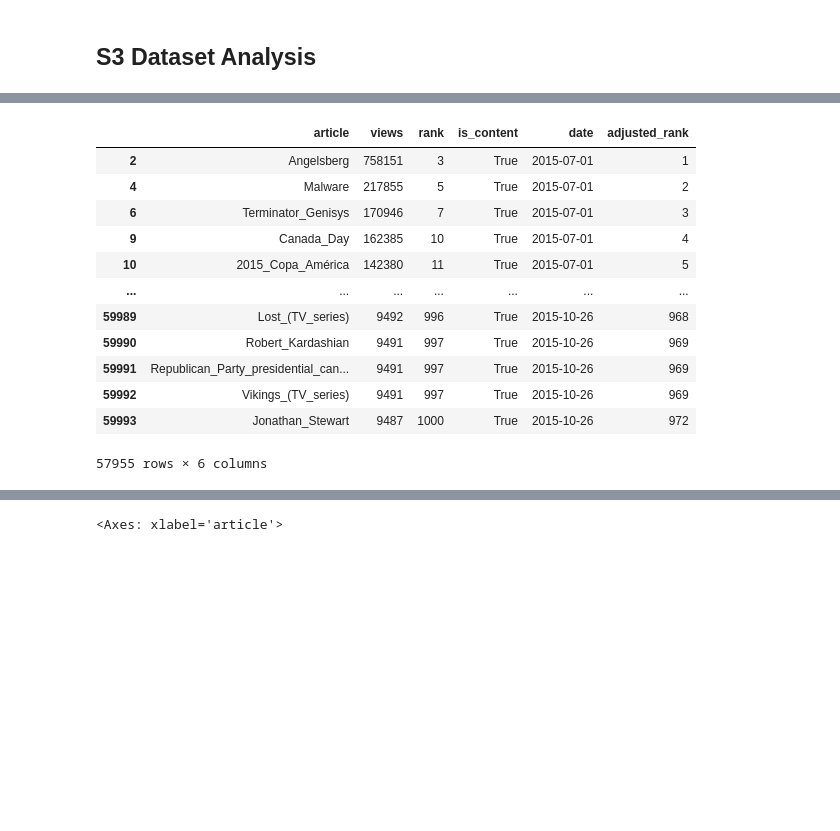
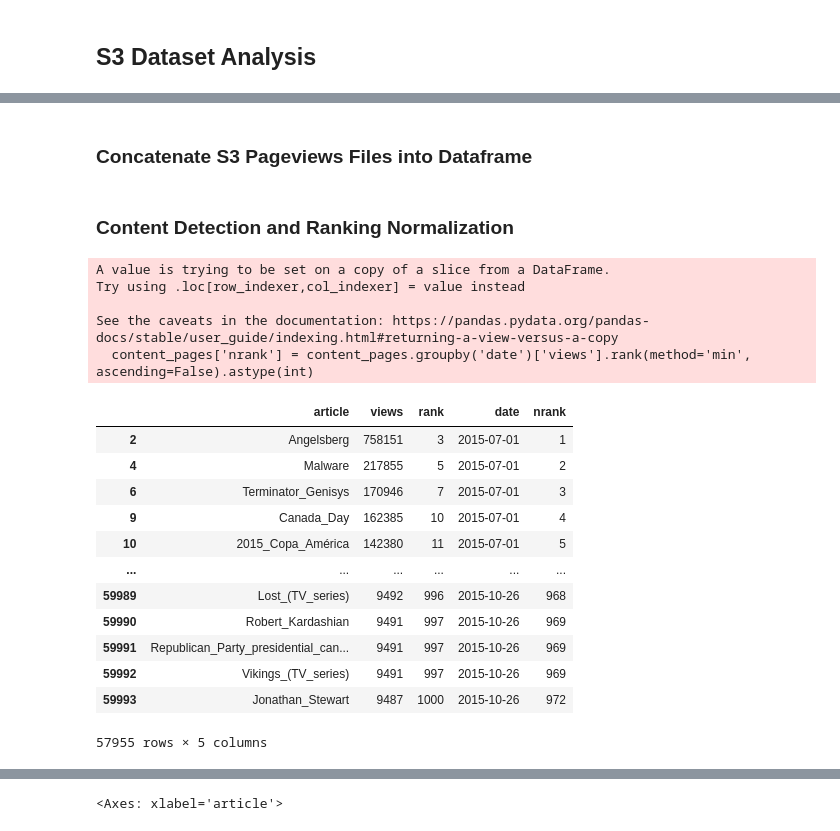
Before and after one commit to ralgara/wikipedia, a Jupyter notebook: wikipedia.ipynb, the cells around one changed output, grey strips where cells are left out. Cells and saved outputs as stored; diff of their text form; code cells hidden in the pictures; blank space fills up the shorter version.

Commit message:
Prototype page rank tracking over time

```diff
--- a/wikipedia.ipynb
+++ b/wikipedia.ipynb
@@ -30,3 +32,5 @@ s3_list_objects = s3.list_objects(Bucket=bucket_name)
+# %% [markdown]
+### Concatenate S3 Pageviews Files into Dataframe
 # %%
 import pandas as pd
 
@@ -36,7 +40,7 @@ count = 0
 # loop over files in the bucket
 for pageviews_file in [
     s3_object['Key'] for s3_object
-    in s3_list_objects['Contents']
+    in s3.list_objects(Bucket=bucket_name)['Contents']
 ]:
     print(pageviews_file)
     pageviews_payload = s3.get_object(
@@ -62,6 +66,8 @@ for pageviews_file in [
         break
 
 pageviews_raw = pd.concat(pageviews_acc_list, ignore_index=True)
+# %% [markdown]
+### Content Detection and Ranking Normalization
 # %%
 def is_content(row):
     """
@@ -86,46 +92,55 @@ def is_content(row):
         "User:",
         "Wikipedia:"
     )
     article = row['article']
     return not (\
         article in ['Main_Page'] \
             or article.startswith(prefixes) \
             or '_talk:' in article
     )
 
 i = 0
 
 pageviews_all = pageviews_raw.copy()
 
 pageviews_all['is_content'] = pageviews_all.apply(is_content, axis=1)
 
 # Create a new date column from year, month, and day columns
 pageviews_all['date'] = pd.to_datetime(pageviews_all[['year', 'month', 'day']])
 # Drop the original year, month, and day columns
 pageviews_all.drop(columns=['year', 'month', 'day'], inplace=True)
 # Drop constant fields
 pageviews_all.drop(columns=['project', 'access'], inplace=True)
 
 # Filter out non-content pages
 content_pages = pageviews_all[pageviews_all['is_content']]
-# Compute the rank for content pages based on pageviews, grouped by date
-content_pages['adjusted_rank'] = content_pages.groupby('date')['views'].rank(method='min', ascending=False).astype(int)
+# Compute the page hit ranking for content pages only (normalized rank, or 'nrank') grouped by date
+content_pages['nrank'] = content_pages.groupby('date')['views'].rank(method='min', ascending=False).astype(int)
 
 # Merge the adjusted rank back to the original DataFrame
 #pageviews = pageviews.merge(content_pages[['article', 'date', 'adjusted_rank']], on=['article', 'date'], how='left')
 
-content_pages
+pageviews = content_pages.copy()
+
+pageviews.drop(columns=['is_content'], inplace=True)
+
+pageviews
 # %% [output]
+A value is trying to be set on a copy of a slice from a DataFrame.
+Try using .loc[row_indexer,col_indexer] = value instead
+
+See the caveats in the documentation: https://pandas.pydata.org/pandas-docs/stable/user_guide/indexing.html#returning-a-view-versus-a-copy
+  content_pages['nrank'] = content_pages.groupby('date')['views'].rank(method='min', ascending=False).astype(int)
-|  | article | views | rank | is_content | date | adjusted_rank |
-| 2 | Angelsberg | 758151 | 3 | True | 2015-07-01 | 1 |
-| 4 | Malware | 217855 | 5 | True | 2015-07-01 | 2 |
-| 6 | Terminator_Genisys | 170946 | 7 | True | 2015-07-01 | 3 |
-| 9 | Canada_Day | 162385 | 10 | True | 2015-07-01 | 4 |
-| 10 | 2015_Copa_América | 142380 | 11 | True | 2015-07-01 | 5 |
-| ... | ... | ... | ... | ... | ... | ... |
-| 59989 | Lost_(TV_series) | 9492 | 996 | True | 2015-10-26 | 968 |
-| 59990 | Robert_Kardashian | 9491 | 997 | True | 2015-10-26 | 969 |
-| 59991 | Republican_Party_presidential_can... | 9491 | 997 | True | 2015-10-26 | 969 |
-| 59992 | Vikings_(TV_series) | 9491 | 997 | True | 2015-10-26 | 969 |
-| 59993 | Jonathan_Stewart | 9487 | 1000 | True | 2015-10-26 | 972 |
+|  | article | views | rank | date | nrank |
+| 2 | Angelsberg | 758151 | 3 | 2015-07-01 | 1 |
+| 4 | Malware | 217855 | 5 | 2015-07-01 | 2 |
+| 6 | Terminator_Genisys | 170946 | 7 | 2015-07-01 | 3 |
+| 9 | Canada_Day | 162385 | 10 | 2015-07-01 | 4 |
+| 10 | 2015_Copa_América | 142380 | 11 | 2015-07-01 | 5 |
+| ... | ... | ... | ... | ... | ... |
+| 59989 | Lost_(TV_series) | 9492 | 996 | 2015-10-26 | 968 |
+| 59990 | Robert_Kardashian | 9491 | 997 | 2015-10-26 | 969 |
+| 59991 | Republican_Party_presidential_can... | 9491 | 997 | 2015-10-26 | 969 |
+| 59992 | Vikings_(TV_series) | 9491 | 997 | 2015-10-26 | 969 |
+| 59993 | Jonathan_Stewart | 9487 | 1000 | 2015-10-26 | 972 |
-57955 rows × 6 columns
+57955 rows × 5 columns
```
Also changed, not shown: parts of 7 cells of this notebook.
